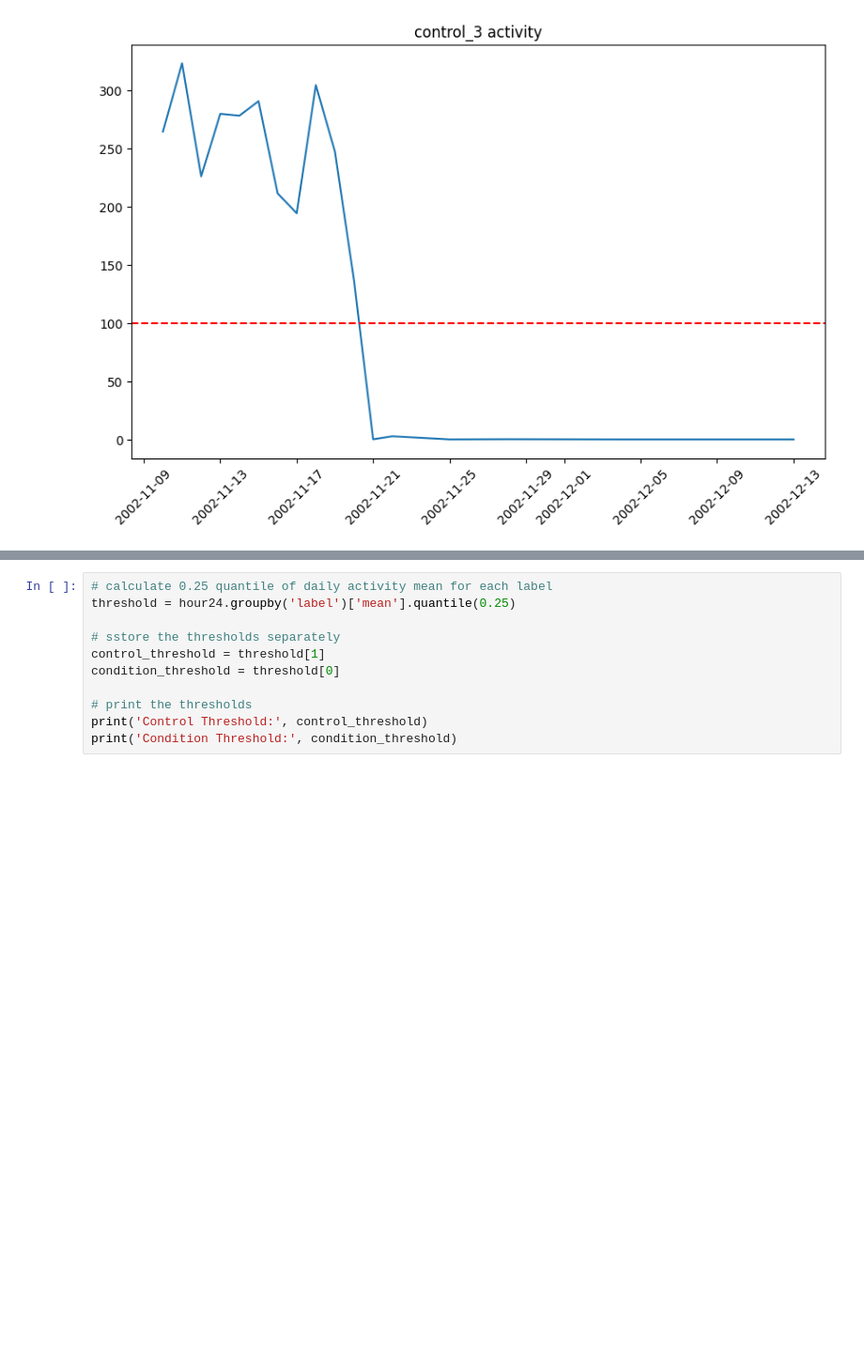
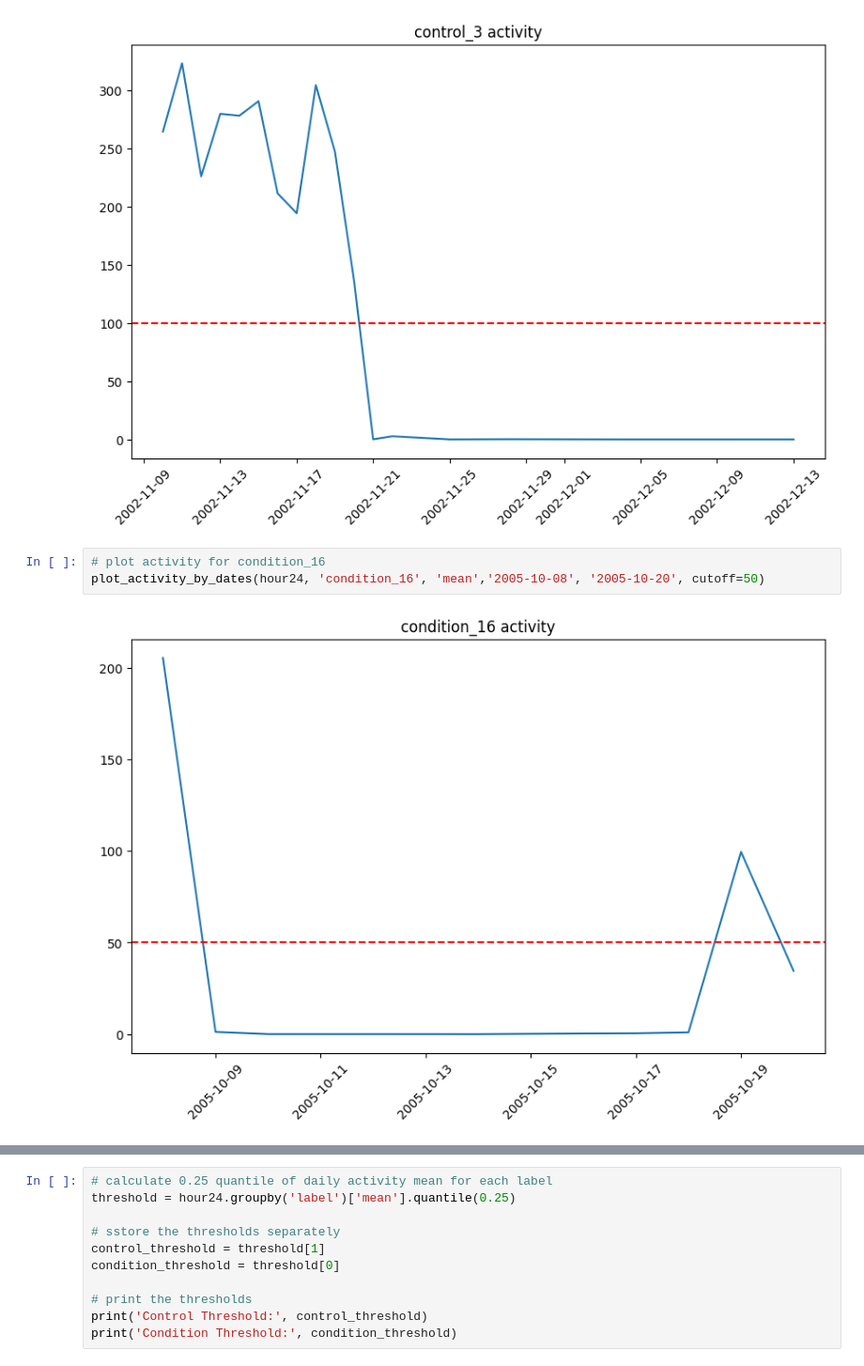
Before and after one commit to zoonalink/IGP-5, a Jupyter notebook: petter/data-process-v2.ipynb, the cells around one changed output, grey strips where cells are left out. Shown: that part at 94% size. Saved outputs shown, nothing was run; the diff lists cells and outputs as text; blank space fills up the shorter version.

```diff
--- a/petter/eda-time-series-2.ipynb
+++ b/petter/data-process-v2.ipynb
@@ -554,5 +582,10 @@ def plot_activity_by_dates(df, id, agg, start_date, end_date, cutoff=None):
 plot_activity_by_dates(hour24, 'control_3', 'mean','2002-11-10', '2002-12-14', cutoff=100)
 # %% [output]
 [figure]
+# %%
+# plot activity for condition_16
+plot_activity_by_dates(hour24, 'condition_16', 'mean','2005-10-08', '2005-10-20', cutoff=50)
+# %% [output]
+[figure, added]
 # %% [markdown]
 #### Removal by Threshold
```
Also changed, not shown: parts of 27 cells of this notebook, 10 other files.
